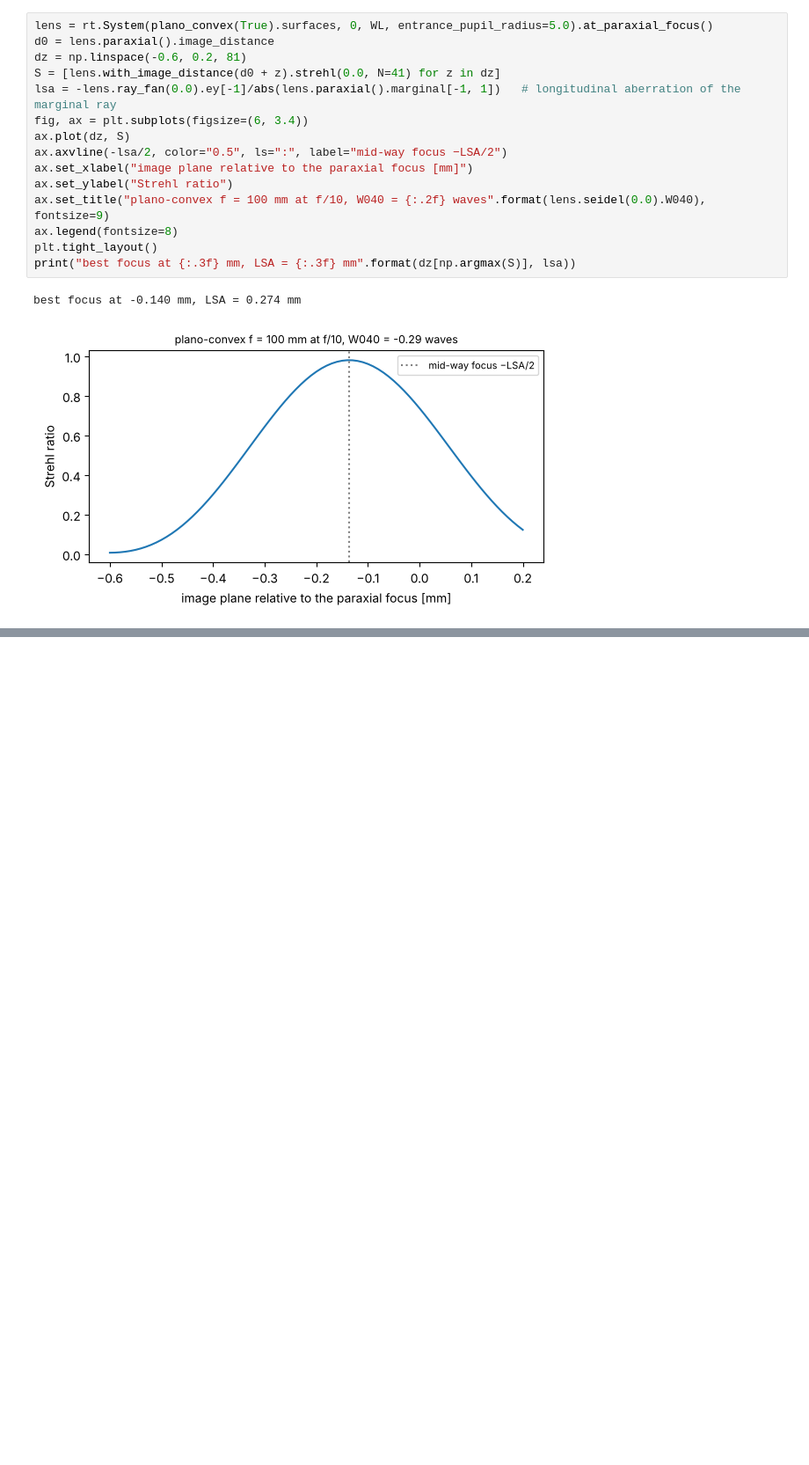
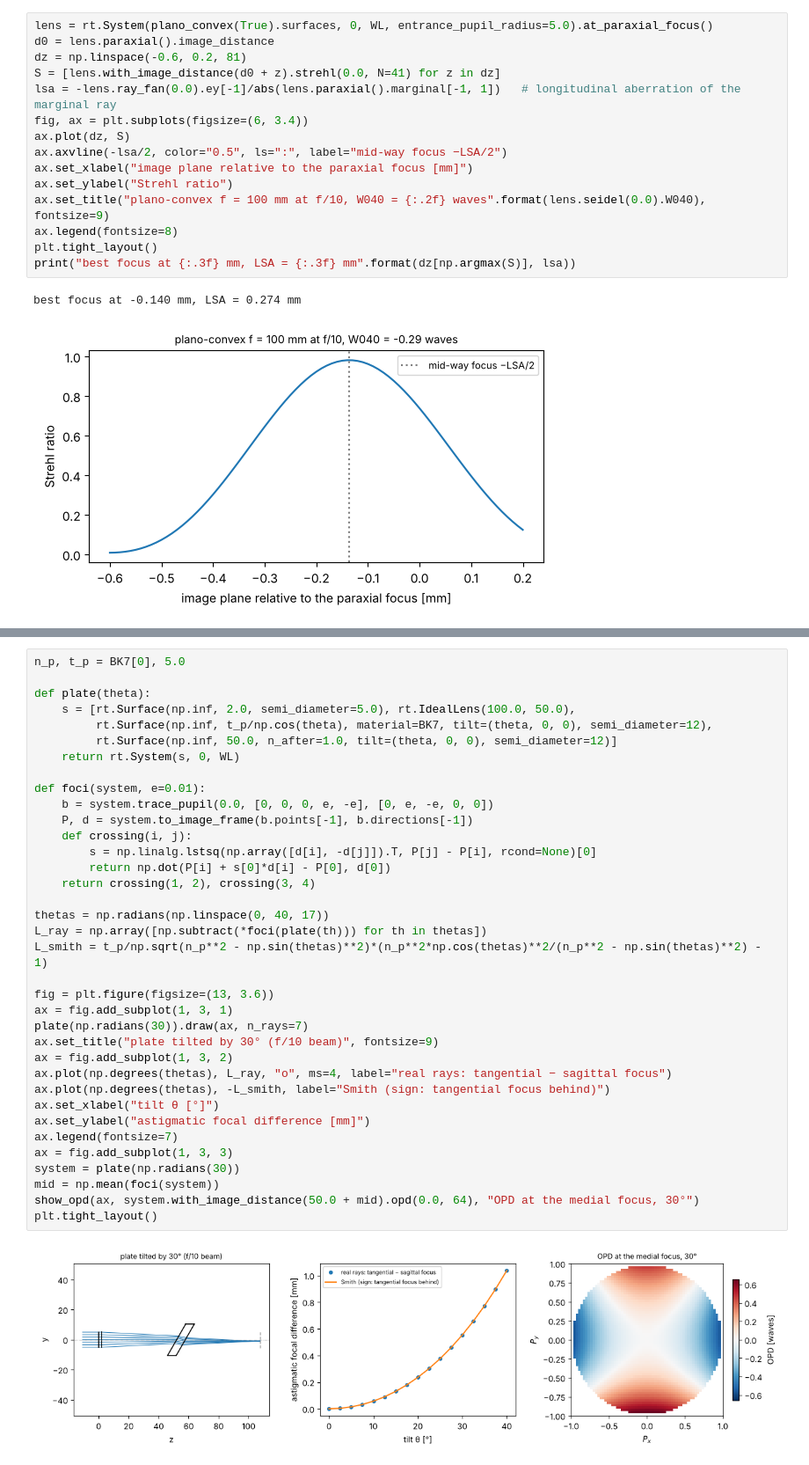
Before and after one commit to aeberspaecher/pyoptics, a Jupyter notebook: notebooks/24_ray_tracing.ipynb, the cells around one changed output, grey strips where cells are left out. Shown at 88% size. Saved outputs shown, nothing was run; the diff lists cells and outputs as text; blank space fills up the shorter version.

```diff
--- a/notebooks/24_ray_tracing.ipynb
+++ b/notebooks/24_ray_tracing.ipynb
@@ -468,0 +544,38 @@ best focus at -0.140 mm, LSA = 0.274 mm
+# %%
+n_p, t_p = BK7[0], 5.0
+
+def plate(theta):
+    s = [rt.Surface(np.inf, 2.0, semi_diameter=5.0), rt.IdealLens(100.0, 50.0),
+         rt.Surface(np.inf, t_p/np.cos(theta), material=BK7, tilt=(theta, 0, 0), semi_diameter=12),
+         rt.Surface(np.inf, 50.0, n_after=1.0, tilt=(theta, 0, 0), semi_diameter=12)]
+    return rt.System(s, 0, WL)
+
+def foci(system, e=0.01):
+    b = system.trace_pupil(0.0, [0, 0, 0, e, -e], [0, e, -e, 0, 0])
+    P, d = system.to_image_frame(b.points[-1], b.directions[-1])
+    def crossing(i, j):
+        s = np.linalg.lstsq(np.array([d[i], -d[j]]).T, P[j] - P[i], rcond=None)[0]
+        return np.dot(P[i] + s[0]*d[i] - P[0], d[0])
+    return crossing(1, 2), crossing(3, 4)
+
+thetas = np.radians(np.linspace(0, 40, 17))
+L_ray = np.array([np.subtract(*foci(plate(th))) for th in thetas])
+L_smith = t_p/np.sqrt(n_p**2 - np.sin(thetas)**2)*(n_p**2*np.cos(thetas)**2/(n_p**2 - np.sin(thetas)**2) - 1)
+
+fig = plt.figure(figsize=(13, 3.6))
+ax = fig.add_subplot(1, 3, 1)
+plate(np.radians(30)).draw(ax, n_rays=7)
+ax.set_title("plate tilted by 30° (f/10 beam)", fontsize=9)
+ax = fig.add_subplot(1, 3, 2)
+ax.plot(np.degrees(thetas), L_ray, "o", ms=4, label="real rays: tangential − sagittal focus")
+ax.plot(np.degrees(thetas), -L_smith, label="Smith (sign: tangential focus behind)")
+ax.set_xlabel("tilt θ [°]")
+ax.set_ylabel("astigmatic focal difference [mm]")
+ax.legend(fontsize=7)
+ax = fig.add_subplot(1, 3, 3)
+system = plate(np.radians(30))
+mid = np.mean(foci(system))
+show_opd(ax, system.with_image_distance(50.0 + mid).opd(0.0, 64), "OPD at the medial focus, 30°")
+plt.tight_layout()
+# %% [output]
+[figure, added]
```
Also changed, not shown: parts of 20 cells of this notebook, 5 other files.
